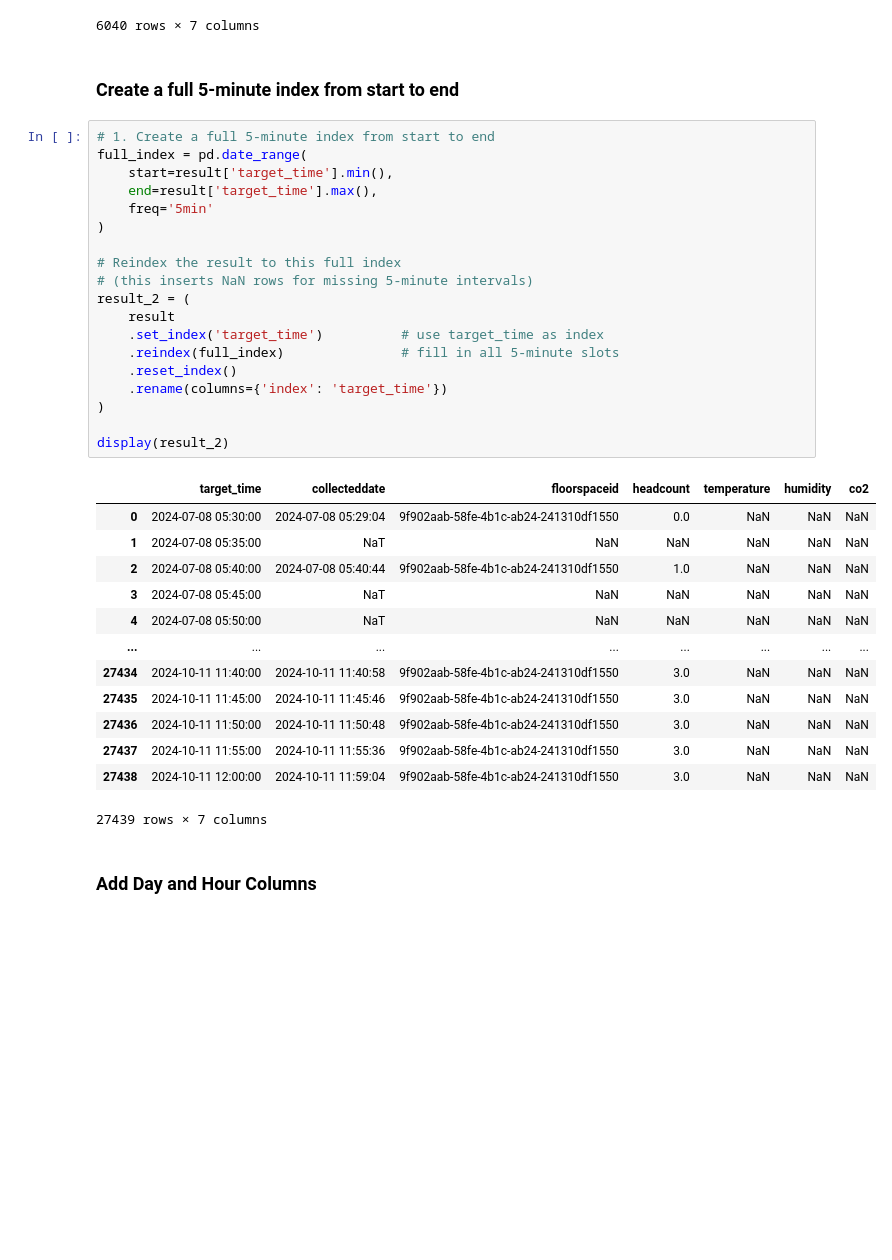
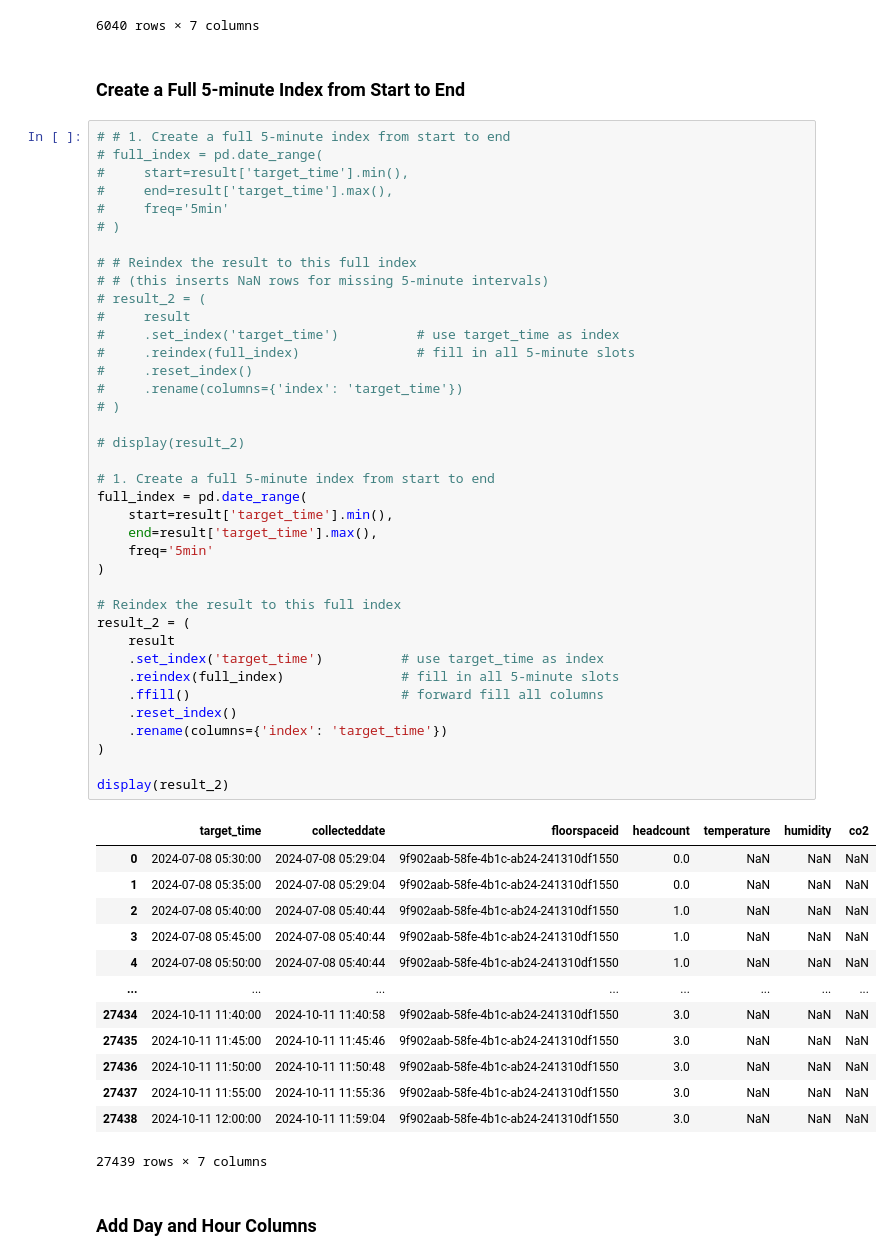
Before and after one commit to MIL-Project2/DR-DT, a Jupyter notebook: Occupancy_Prediction_Ver1_3.ipynb, the cells around one changed output. Drawn from its saved outputs; the diff is of its cells as text; blank space fills up the shorter version.

```diff
--- a/Occupancy_Prediction_Ver1_3.ipynb
+++ b/Occupancy_Prediction_Ver1_3.ipynb
@@ -290,33 +290,52 @@ Name: collecteddate, dtype: datetime64[ns]
 | 27504 | 2024-10-11 12:00:00 | 2024-10-11 11:59:04 | 9f902aab-58fe-4b1c-ab24-241310df1550 | 3.0 | NaN | NaN | NaN |
 6040 rows × 7 columns
 # %% [markdown]
-### **Create a full 5-minute index from start to end**
+### **Create a Full 5-minute Index from Start to End**
 # %%
+# # 1. Create a full 5-minute index from start to end
+# full_index = pd.date_range(
+#     start=result['target_time'].min(),
+#     end=result['target_time'].max(),
+#     freq='5min'
+# )
+
+# # Reindex the result to this full index
+# # (this inserts NaN rows for missing 5-minute intervals)
+# result_2 = (
+#     result
+#     .set_index('target_time')          # use target_time as index
+#     .reindex(full_index)               # fill in all 5-minute slots
+#     .reset_index()
+#     .rename(columns={'index': 'target_time'})
+# )
+
+# display(result_2)
+
 # 1. Create a full 5-minute index from start to end
 full_index = pd.date_range(
     start=result['target_time'].min(),
     end=result['target_time'].max(),
     freq='5min'
 )
 
 # Reindex the result to this full index
-# (this inserts NaN rows for missing 5-minute intervals)
 result_2 = (
     result
     .set_index('target_time')          # use target_time as index
     .reindex(full_index)               # fill in all 5-minute slots
+    .ffill()                           # forward fill all columns
     .reset_index()
     .rename(columns={'index': 'target_time'})
 )
 
 display(result_2)
 # %% [output]
 |  | target_time | collecteddate | floorspaceid | headcount | temperature | humidity | co2 |
 | 0 | 2024-07-08 05:30:00 | 2024-07-08 05:29:04 | 9f902aab-58fe-4b1c-ab24-241310df1550 | 0.0 | NaN | NaN | NaN |
-| 1 | 2024-07-08 05:35:00 | NaT | NaN | NaN | NaN | NaN | NaN |
+| 1 | 2024-07-08 05:35:00 | 2024-07-08 05:29:04 | 9f902aab-58fe-4b1c-ab24-241310df1550 | 0.0 | NaN | NaN | NaN |
 | 2 | 2024-07-08 05:40:00 | 2024-07-08 05:40:44 | 9f902aab-58fe-4b1c-ab24-241310df1550 | 1.0 | NaN | NaN | NaN |
-| 3 | 2024-07-08 05:45:00 | NaT | NaN | NaN | NaN | NaN | NaN |
-| 4 | 2024-07-08 05:50:00 | NaT | NaN | NaN | NaN | NaN | NaN |
+| 3 | 2024-07-08 05:45:00 | 2024-07-08 05:40:44 | 9f902aab-58fe-4b1c-ab24-241310df1550 | 1.0 | NaN | NaN | NaN |
+| 4 | 2024-07-08 05:50:00 | 2024-07-08 05:40:44 | 9f902aab-58fe-4b1c-ab24-241310df1550 | 1.0 | NaN | NaN | NaN |
 | ... | ... | ... | ... | ... | ... | ... | ... |
 | 27434 | 2024-10-11 11:40:00 | 2024-10-11 11:40:58 | 9f902aab-58fe-4b1c-ab24-241310df1550 | 3.0 | NaN | NaN | NaN |
 | 27435 | 2024-10-11 11:45:00 | 2024-10-11 11:45:46 | 9f902aab-58fe-4b1c-ab24-241310df1550 | 3.0 | NaN | NaN | NaN |
```
Also changed, not shown: parts of 16 cells of this notebook.
